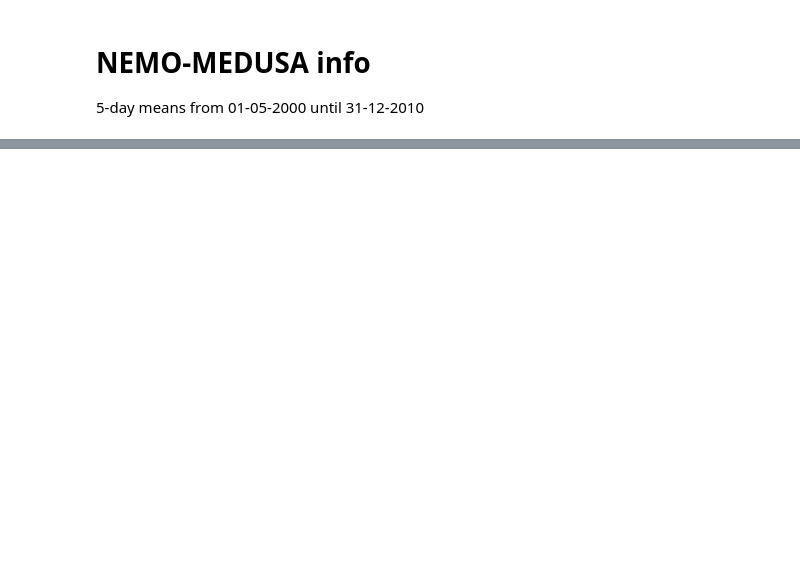
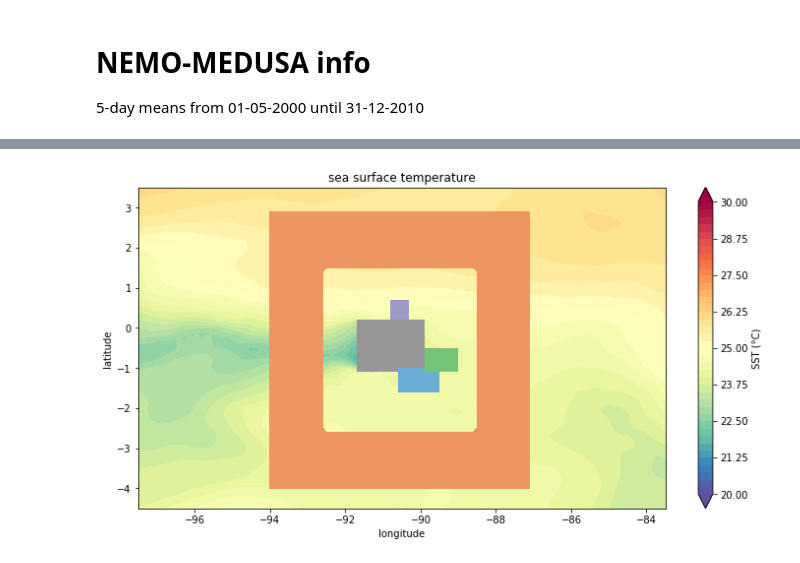
Before and after one commit to SLYpma/GalapagosProject, a Jupyter notebook: scripts/analysis/Fields_analysis_NEMO.ipynb, the cells around one changed output, grey strips where cells are left out. Cells and saved outputs as stored; diff of their text form; code cells hidden in the pictures; blank space fills up the shorter version.

```diff
--- a/scripts/analysis/Fields_analysis_NEMO.ipynb
+++ b/scripts/analysis/Fields_analysis_NEMO.ipynb
@@ -34,3 +86,70 @@ plt.savefig('../../results/figures/NEMO_SSTquiver_20000105.pdf')
+# %%
+#define boxes for the galapagos islands, and a band where we will release the particles
+
+figsize=(12, 6)
+GC = [-90.5,-0.5]
+map_extent=[GC[0]-7, GC[0]+7, GC[1]-4, GC[1]+4]
+Tmin=20
+Tmax=30
+dq=12
+headwidth=5
+headlength=7
+scale=0.7
+
+fig, ax = plt.subplots(figsize=figsize)
+
+levels = np.linspace(Tmin, Tmax, 41)
+fig = ax.contourf(lon,lat,Tvel,
+                 levels = levels,
+                 cmap='Spectral_r',
+                 extend='both',
+                 origin='lower')
+ax.set_title('sea surface temperature')
+ax.set_xlabel('longitude')
+ax.set_ylabel('latitude')
+ax.set_xlim(map_extent[0:2])
+ax.set_ylim(map_extent[2:4])
+ax.set_facecolor('gray')
+cbar = plt.colorbar(fig, ax=ax)
+cbar.ax.set_ylabel('SST (\xb0C)')
+
+Isabela = [-91.7, -89.9, -1.1, 0.2]
+lonI = np.arange(Isabela[0],Isabela[1]+0.1,0.1)
+latI = np.arange(Isabela[2],Isabela[3]+0.1,0.1)
+mapI = np.zeros((len(latI),len(lonI)))
+fig2 = ax.contourf(lonI,latI,mapI,levels=np.linspace(0,1,2), cmap='Greys')
+
+Pinta = [-90.8, -90.3, 0.2, 0.7]
+lonP = np.arange(Pinta[0],Pinta[1]+0.1,0.1)
+latP = np.arange(Pinta[2],Pinta[3]+0.1,0.1)
+mapP = np.zeros((len(latP),len(lonP)))
+fig3 = ax.contourf(lonP,latP,mapP,levels=np.linspace(0,1,2), cmap='Purples')
+
+Maria = [-90.6, -89.5, -1.6, -1.1]
+lonM = np.arange(Maria[0],Maria[1]+0.1,0.1)
+latM = np.arange(Maria[2],Maria[3]+0.1,0.1)
+mapM = np.zeros((len(latM),len(lonM)))
+fig4 = ax.contourf(lonM,latM,mapM,levels=np.linspace(0,1,2), cmap='Blues')
+
+Chris = [-89.9, -89, -1.1, -0.5]
+lonC = np.arange(Chris[0],Chris[1]+0.1,0.1)
+latC = np.arange(Chris[2],Chris[3]+0.1,0.1)
+mapC = np.zeros((len(latC),len(lonC)))
+fig5 = ax.contourf(lonC,latC,mapC,levels=np.linspace(0,1,2), cmap='Greens')
+
+
+lonR = np.arange(GC[0]-3.5,GC[0]+3.5,0.1)
+latR = np.arange(GC[1]-3.5,GC[1]+3.5,0.1)
+mapR = np.zeros((len(latR),len(lonR)))
+width=15
+mapR[0:width,:]=1
+mapR[-width:,:]=1
+mapR[:,0:width]=1
+mapR[:,-width:]=1
+mapR[mapR==0]=nan
+fig6 = ax.contourf(lonR,latR,mapR,levels=np.linspace(-1,1,3),cmap='copper')
+# %% [output]
+[figure, added]
 # %%
 # read bathymetry
 
```
Also changed, not shown: parts of 4 cells of this notebook, 13 other files.
